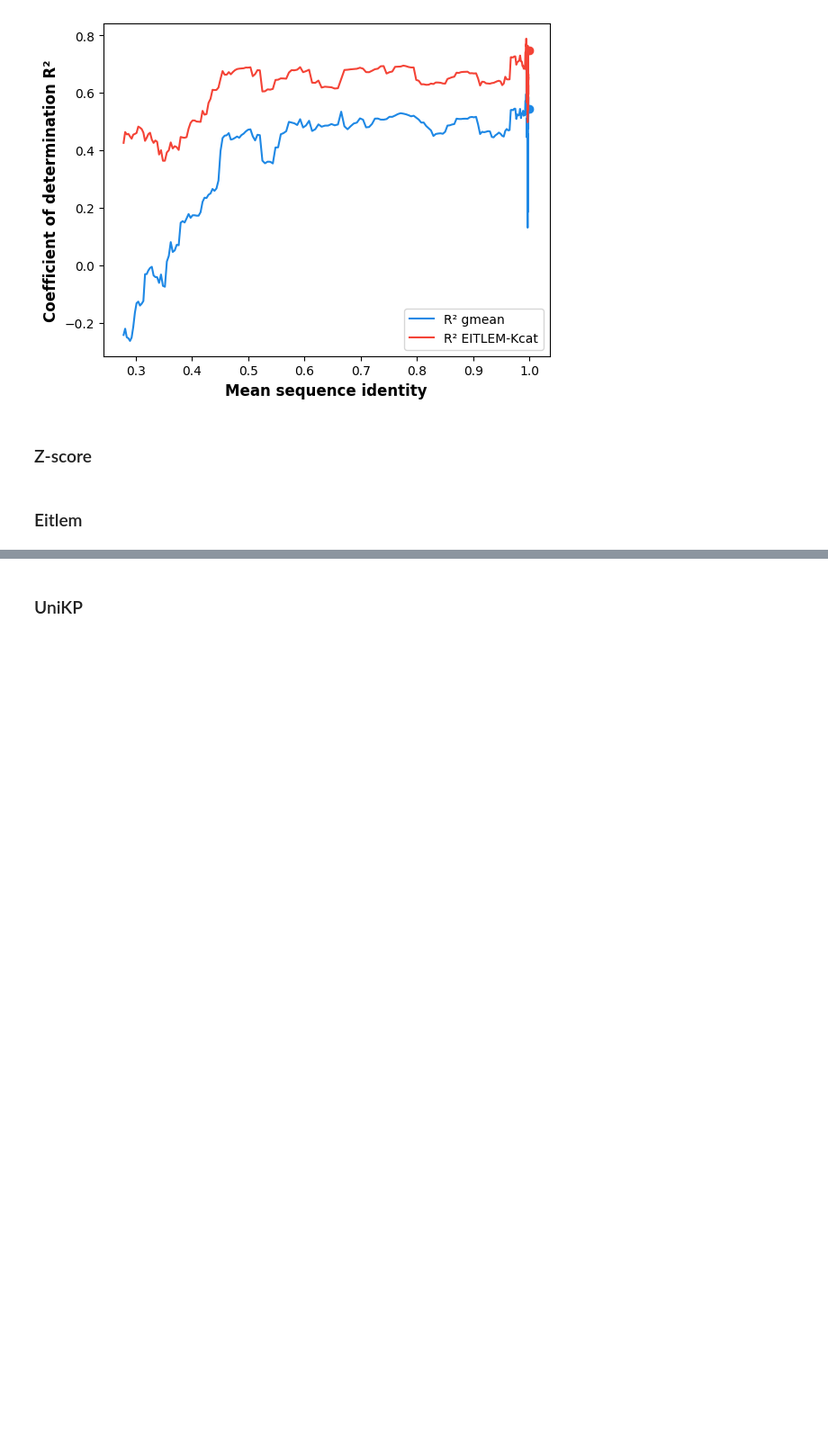
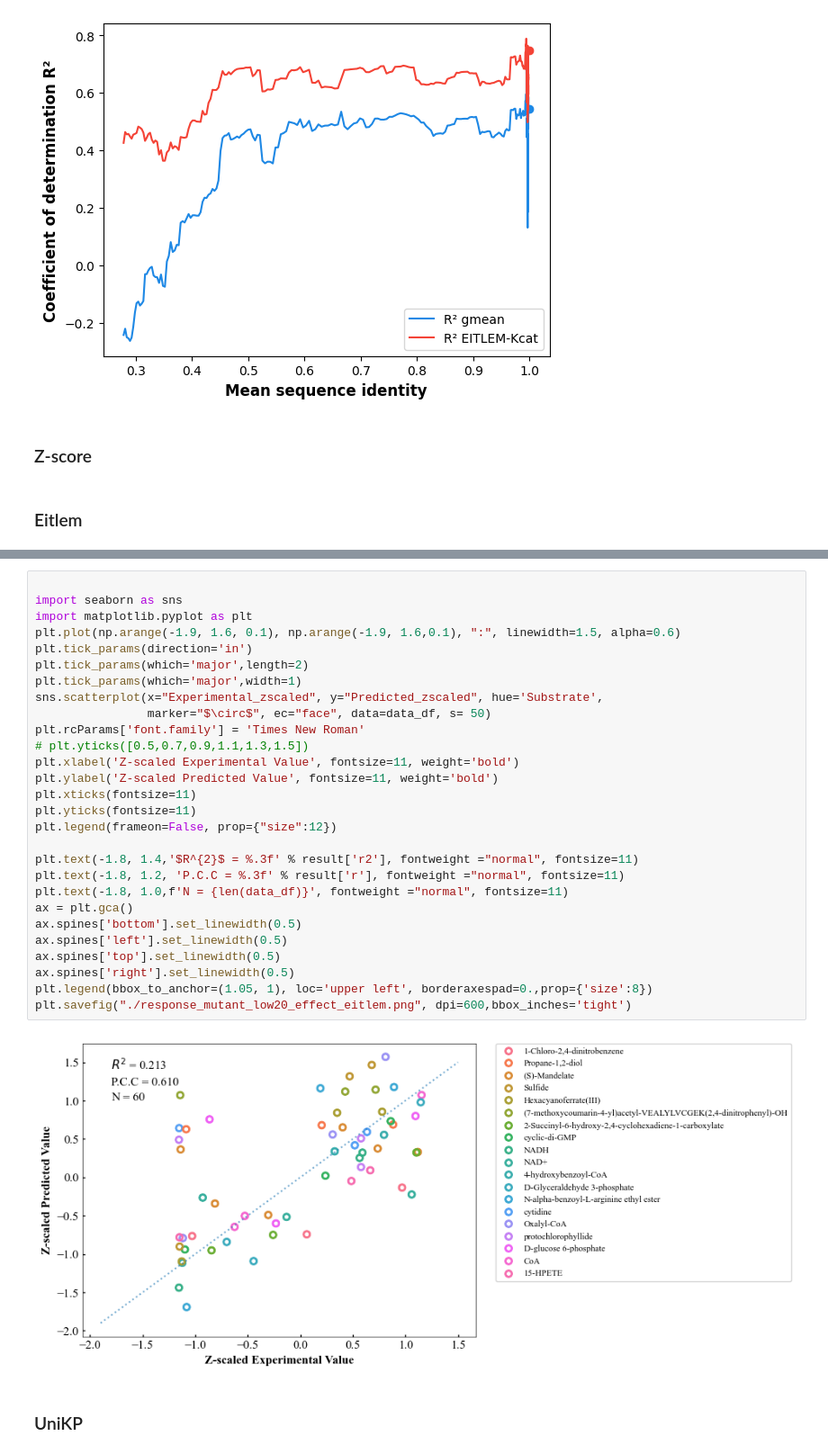
Before and after one commit to XvesS/EITLEM-Kinetics, a Jupyter notebook: Notebook/analysis.ipynb, the cells around one changed output, grey strips where cells are left out. Shown at 90% size. Cells and saved outputs as stored; diff of their text form; blank space fills up the shorter version.

```diff
--- a/Notebook/analysis.ipynb
+++ b/Notebook/analysis.ipynb
@@ -1015,3 +1443,33 @@ log10:True molType:MACCSKeys
+# %%
+
+import seaborn as sns
+import matplotlib.pyplot as plt
+plt.plot(np.arange(-1.9, 1.6, 0.1), np.arange(-1.9, 1.6,0.1), ":", linewidth=1.5, alpha=0.6)
+plt.tick_params(direction='in')
+plt.tick_params(which='major',length=2)
+plt.tick_params(which='major',width=1)
+sns.scatterplot(x="Experimental_zscaled", y="Predicted_zscaled", hue='Substrate',
+                marker="$\circ$", ec="face", data=data_df, s= 50)
+plt.rcParams['font.family'] = 'Times New Roman'
+# plt.yticks([0.5,0.7,0.9,1.1,1.3,1.5])
+plt.xlabel('Z-scaled Experimental Value', fontsize=11, weight='bold')
+plt.ylabel('Z-scaled Predicted Value', fontsize=11, weight='bold')
+plt.xticks(fontsize=11)
+plt.yticks(fontsize=11)
+plt.legend(frameon=False, prop={"size":12})
+
+plt.text(-1.8, 1.4,'$R^{2}$ = %.3f' % result['r2'], fontweight ="normal", fontsize=11)
+plt.text(-1.8, 1.2, 'P.C.C = %.3f' % result['r'], fontweight ="normal", fontsize=11)
+plt.text(-1.8, 1.0,f'N = {len(data_df)}', fontweight ="normal", fontsize=11)
+ax = plt.gca()
+ax.spines['bottom'].set_linewidth(0.5)
+ax.spines['left'].set_linewidth(0.5)
+ax.spines['top'].set_linewidth(0.5)
+ax.spines['right'].set_linewidth(0.5)
+plt.legend(bbox_to_anchor=(1.05, 1), loc='upper left', borderaxespad=0.,prop={'size':8})
+plt.savefig("./response_mutant_low20_effect_eitlem.png", dpi=600,bbox_inches='tight')
+# %% [output]
+[figure, added]
 # %% [markdown]
 ### UniKP
 # %%
```
Also changed, not shown: parts of 52 cells of this notebook, 12 other files.
